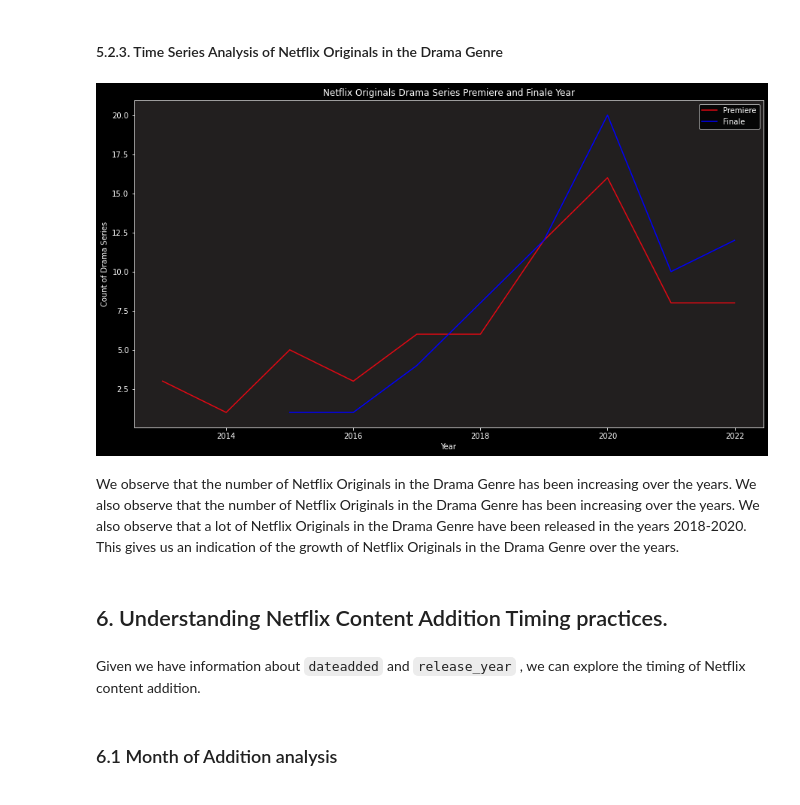
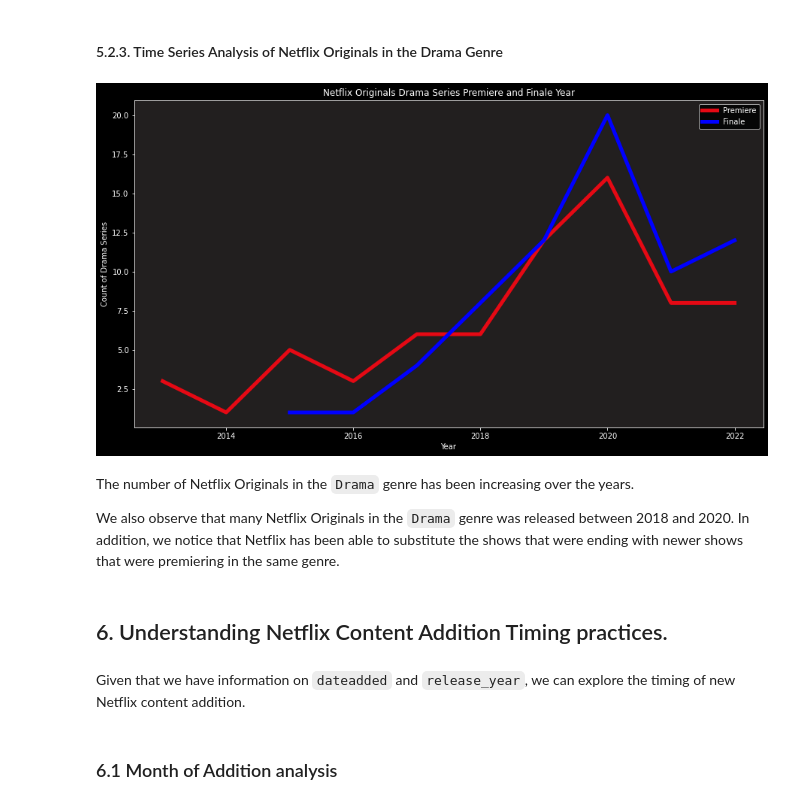
Before and after one commit to bhagirathbhard/Analysis-Netflix-Content-Library, a Jupyter notebook: A7-Netflix-Content-Analysis.ipynb, the cells around one changed output. Drawn from its saved outputs; the diff is of its cells as text; code cells hidden in the pictures.

```diff
--- a/A7-Netflix-Content-Analysis.ipynb
+++ b/A7-Netflix-Content-Analysis.ipynb
@@ -825,31 +876,33 @@ The wordcloud brings some, if not the most poular, titles of Netflix Originals i
 # %%
 #Plot time series of Premiere and Finale Year
 #Dark Background snippet to fix colab bug
 plt.style.use('dark_background')
 #Color red for Premiere and Red for Finale
-netflix_originals_drama_ds.groupby(netflix_originals_drama_ds['Premiere'].dt.year)['Premiere'].count().plot(color='#E50914', label='Premiere', figsize=(15,8))
-netflix_originals_drama_ds.groupby(netflix_originals_drama_ds['Finale'].dt.year)['Finale'].count().plot(color='blue', label='Finale', figsize=(15,8))
+netflix_originals_drama_ds.groupby(netflix_originals_drama_ds['Premiere'].dt.year)['Premiere'].count().plot(color='#E50914', linewidth = 5, label='Premiere', figsize=(15,8))
+netflix_originals_drama_ds.groupby(netflix_originals_drama_ds['Finale'].dt.year)['Finale'].count().plot(color='blue', linewidth = 5, label='Finale', figsize=(15,8))
 #Background color hex code for the plot
 ax = plt.gca()
 ax.set_facecolor('#221f1f')
 #Show legend
 plt.legend()
 #Plot title
 plt.title('Netflix Originals Drama Series Premiere and Finale Year')
 #X axis label
 plt.xlabel('Year')
 #Y axis label
 plt.ylabel('Count of Drama Series')
 #Show plot
 plt.show()
 # %% [output]
-[figure, old version]
+[figure, new version]
-# %% [markdown]
-We observe that the number of Netflix Originals in the Drama Genre has been increasing over the years. We also observe that the number of Netflix Originals in the Drama Genre has been increasing over the years. We also observe that a lot of Netflix Originals in the Drama Genre have been released in the years 2018-2020. This gives us an indication of the growth of Netflix Originals in the Drama Genre over the years.
+# %% [markdown]
+The number of Netflix Originals in the `Drama` genre has been increasing over the years.
+
+We also observe that many Netflix Originals in the `Drama` genre was released between 2018 and 2020. In addition, we notice that Netflix has been able to substitute the shows that were ending with newer shows that were premiering in the same genre.
 # %% [markdown]
 ## 6. Understanding Netflix Content Addition Timing practices.
 # %% [markdown]
-Given we have information about `dateadded` and `release_year` , we can explore the timing of Netflix content addition.
+Given that we have information on `dateadded` and `release_year`, we can explore the timing of new Netflix content addition.
 # %% [markdown]
 ### 6.1 Month of Addition analysis
 # %%
```
Also changed, not shown: parts of 84 cells of this notebook.
